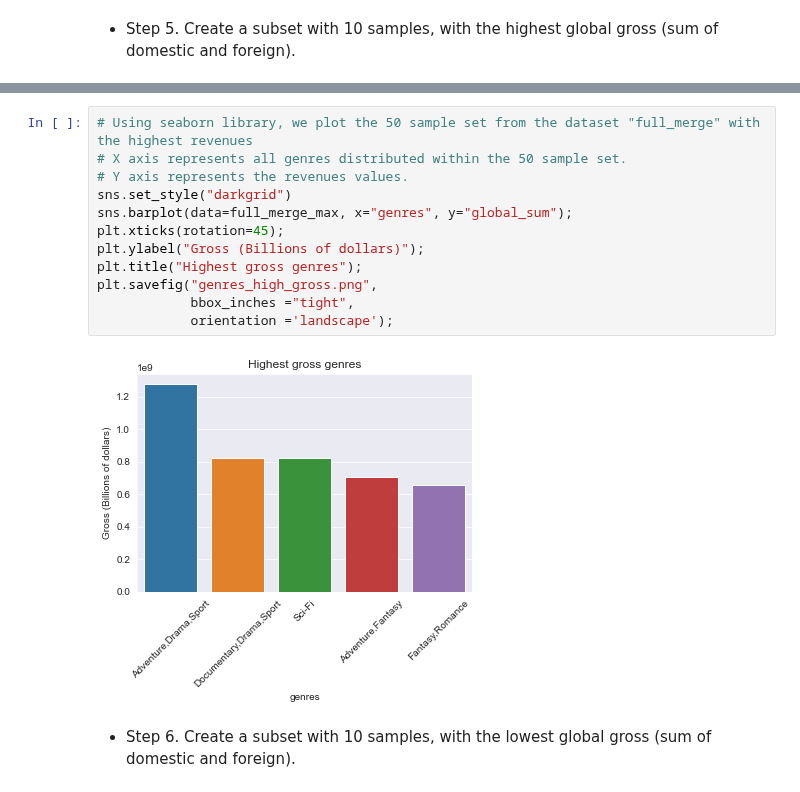
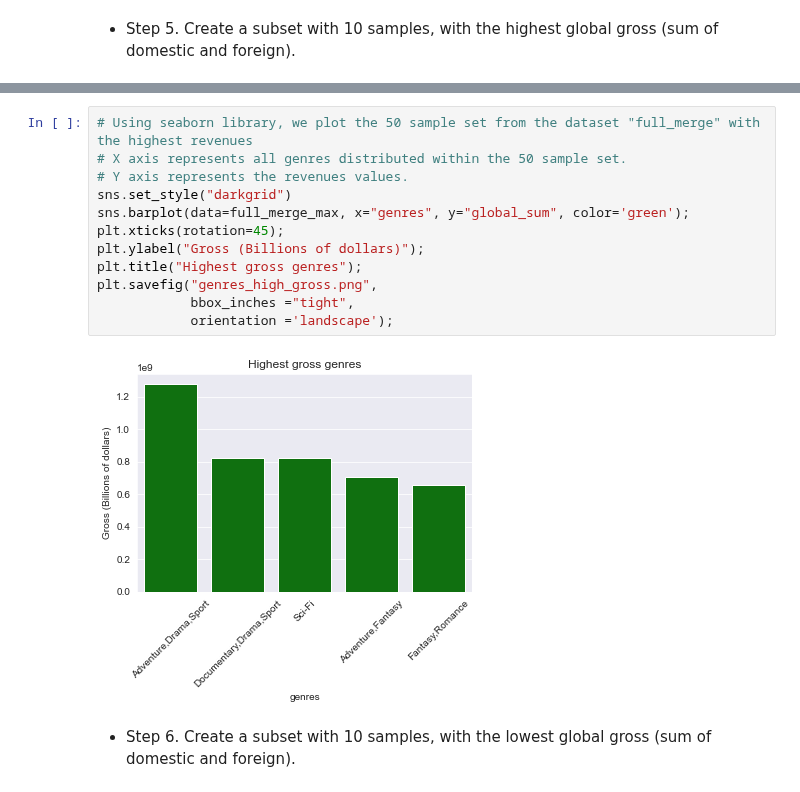
Before and after one commit to mahanabba/Pod_3_Capstone, a Jupyter notebook: student.ipynb, the cells around one changed output, grey strips where cells are left out. Cells and saved outputs as stored; diff of their text form.

```diff
--- a/student.ipynb
+++ b/student.ipynb
@@ -275,17 +275,17 @@ full_merge_max
 # %%
 # Using seaborn library, we plot the 50 sample set from the dataset "full_merge" with the highest revenues
 # X axis represents all genres distributed within the 50 sample set.
 # Y axis represents the revenues values.
 sns.set_style("darkgrid")
-sns.barplot(data=full_merge_max, x="genres", y="global_sum");
+sns.barplot(data=full_merge_max, x="genres", y="global_sum", color='green');
 plt.xticks(rotation=45);
 plt.ylabel("Gross (Billions of dollars)");
 plt.title("Highest gross genres");
 plt.savefig("genres_high_gross.png",
             bbox_inches ="tight",
             orientation ='landscape');
 # %% [output]
-[figure, old version]
+[figure, new version]
 # %% [markdown]
 - Step 6. Create a subset with 10 samples, with the lowest global gross (sum of domestic and foreign).
 # %%
```
Also changed, not shown: parts of 4 cells of this notebook.
